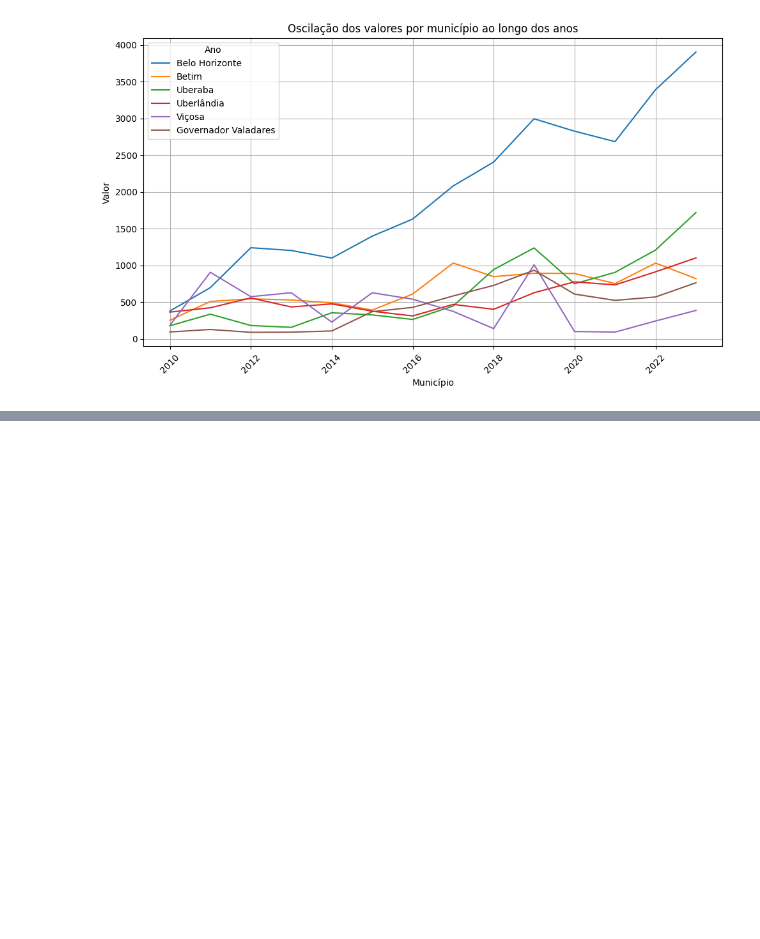
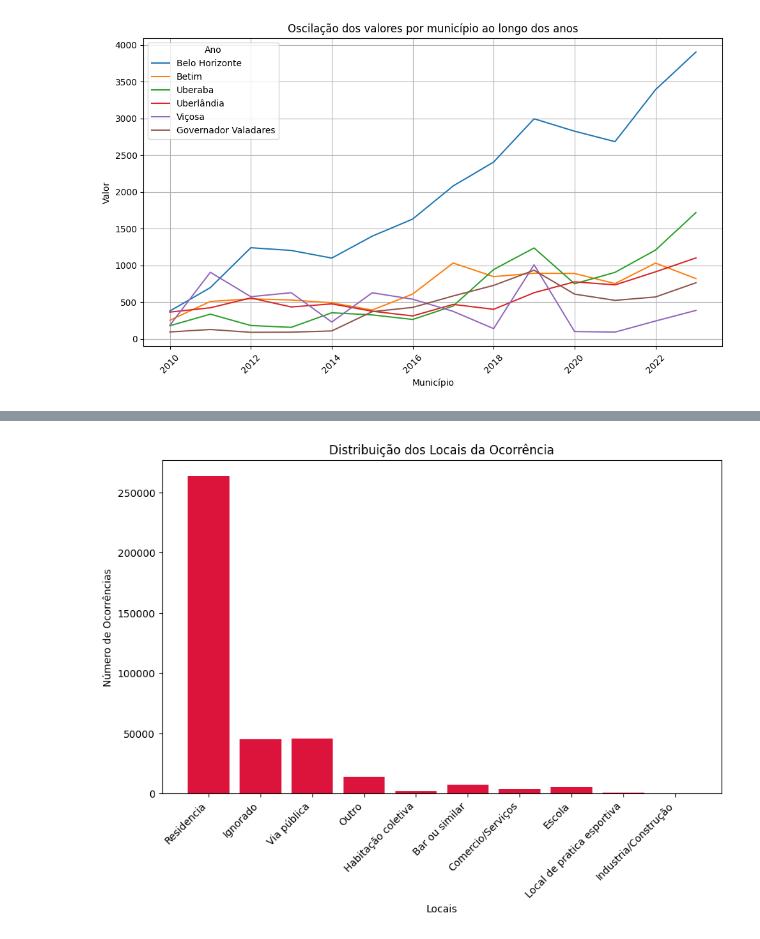
Before and after one commit to AlexeiAltamira/Portfolio, a Jupyter notebook: Violencia_contra_mulher.ipynb, the cells around one changed output, grey strips where cells are left out. Drawn from its saved outputs; the diff is of its cells as text; code cells hidden in the pictures; blank space fills up the shorter version.

```diff
--- a/Violencia_contra_mulher.ipynb
+++ b/Violencia_contra_mulher.ipynb
@@ -337,0 +345,21 @@ municipios
+# %%
+locais = mulher_concatenado['LOCAL_OCOR'].unique()
+# %%
+# Dados para o gráfico
+valores = []
+for onde in locais:
+    valores.append(mulher_concatenado['LOCAL_OCOR'].value_counts()[onde])
+
+# Criando o gráfico de barras
+plt.figure(figsize=(10, 6))
+plt.bar(locais, valores, color='crimson')
+plt.title('Distribuição dos Locais da Ocorrência')
+plt.xlabel('Locais')
+plt.ylabel('Número de Ocorrências')
+
+# Rotar los ejes x para mejor legibilidad
+plt.xticks(rotation=45, ha='right')
+
+plt.show()
+# %% [output]
+[figure, added]
```
Also changed, not shown: parts of 16 cells of this notebook.
